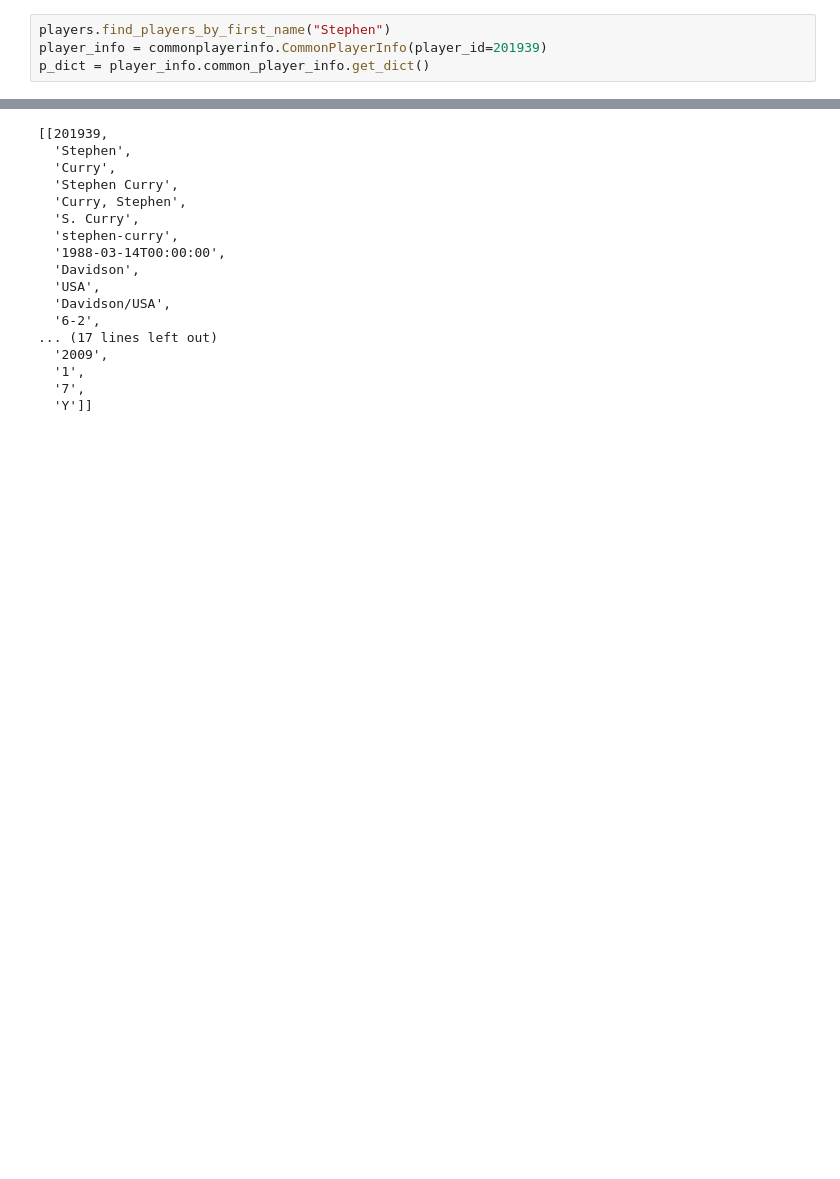
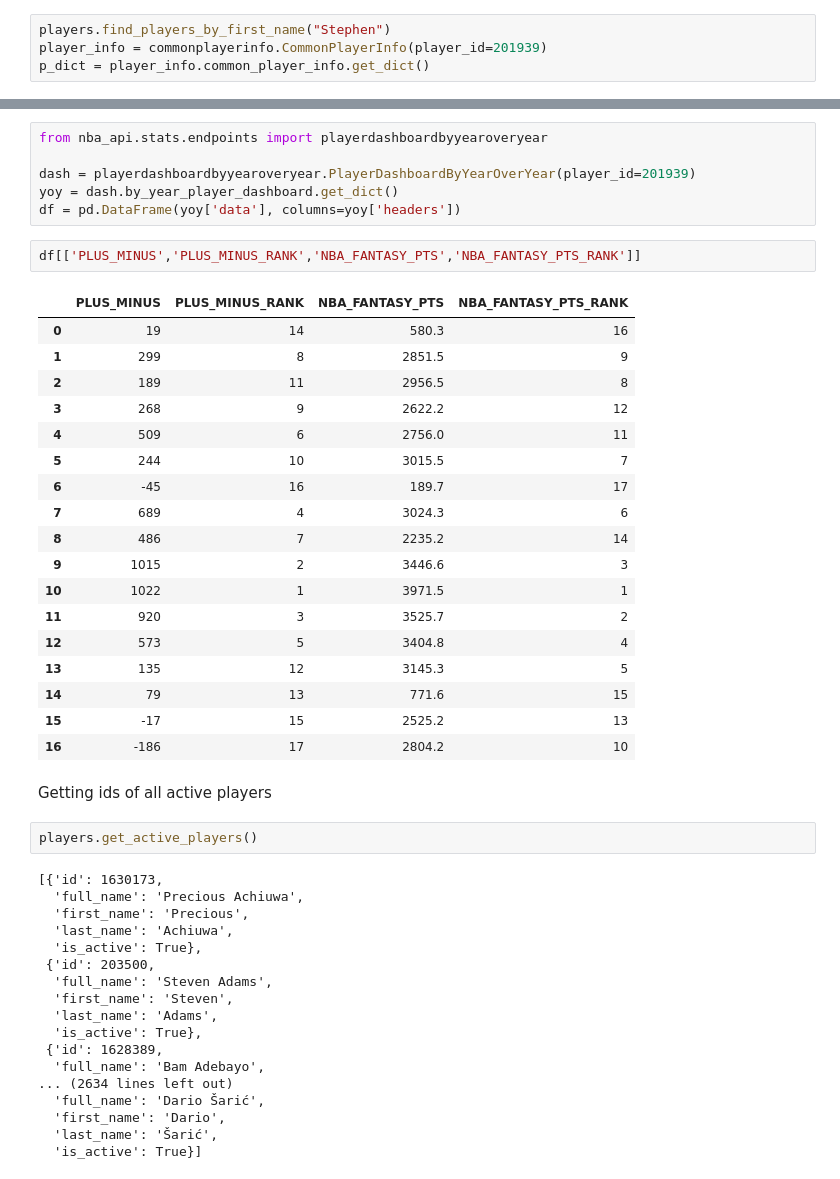
Before and after one commit to nicholaskim1004/Bayesian-NBA-Peak-Analysis, a Jupyter notebook: data_pre.ipynb, the cells around one changed output, grey strips where cells are left out. Drawn from its saved outputs; the diff is of its cells as text; blank space fills up the shorter version.

```diff
--- a/data_pre.ipynb
+++ b/data_pre.ipynb
@@ -12,19 +128,49 @@ p_dict = player_info.common_player_info.get_dict()
+# %%
+from nba_api.stats.endpoints import playerdashboardbyyearoveryear
+
+dash = playerdashboardbyyearoveryear.PlayerDashboardByYearOverYear(player_id=201939)
+yoy = dash.by_year_player_dashboard.get_dict()
+df = pd.DataFrame(yoy['data'], columns=yoy['headers'])
+# %%
+df[['PLUS_MINUS','PLUS_MINUS_RANK','NBA_FANTASY_PTS','NBA_FANTASY_PTS_RANK']]
+# %% [output]
+|  | PLUS_MINUS | PLUS_MINUS_RANK | NBA_FANTASY_PTS | NBA_FANTASY_PTS_RANK |
+| 0 | 19 | 14 | 580.3 | 16 |
+| 1 | 299 | 8 | 2851.5 | 9 |
+| 2 | 189 | 11 | 2956.5 | 8 |
+| 3 | 268 | 9 | 2622.2 | 12 |
+| 4 | 509 | 6 | 2756.0 | 11 |
+| 5 | 244 | 10 | 3015.5 | 7 |
+| 6 | -45 | 16 | 189.7 | 17 |
+| 7 | 689 | 4 | 3024.3 | 6 |
+| 8 | 486 | 7 | 2235.2 | 14 |
+| 9 | 1015 | 2 | 3446.6 | 3 |
+| 10 | 1022 | 1 | 3971.5 | 1 |
+| 11 | 920 | 3 | 3525.7 | 2 |
+| 12 | 573 | 5 | 3404.8 | 4 |
+| 13 | 135 | 12 | 3145.3 | 5 |
+| 14 | 79 | 13 | 771.6 | 15 |
+| 15 | -17 | 15 | 2525.2 | 13 |
+| 16 | -186 | 17 | 2804.2 | 10 |
+# %% [markdown]
+Getting ids of all active players
 # %%
+players.get_active_players()
 # %% [output]
-[[201939,
-  'Stephen',
-  'Curry',
-  'Stephen Curry',
-  'Curry, Stephen',
-  'S. Curry',
-  'stephen-curry',
-  '1988-03-14T00:00:00',
-  'Davidson',
-  'USA',
-  'Davidson/USA',
-  '6-2',
-... (17 lines left out)
-  '2009',
-  '1',
-  '7',
-  'Y']]
+[{'id': 1630173,
+  'full_name': 'Precious Achiuwa',
+  'first_name': 'Precious',
+  'last_name': 'Achiuwa',
+  'is_active': True},
+ {'id': 203500,
+  'full_name': 'Steven Adams',
+  'first_name': 'Steven',
+  'last_name': 'Adams',
+  'is_active': True},
+ {'id': 1628389,
+  'full_name': 'Bam Adebayo',
+... (2634 lines left out)
+  'full_name': 'Dario Šarić',
+  'first_name': 'Dario',
+  'last_name': 'Šarić',
+  'is_active': True}]
```
Also changed, not shown: parts of 10 cells of this notebook.
